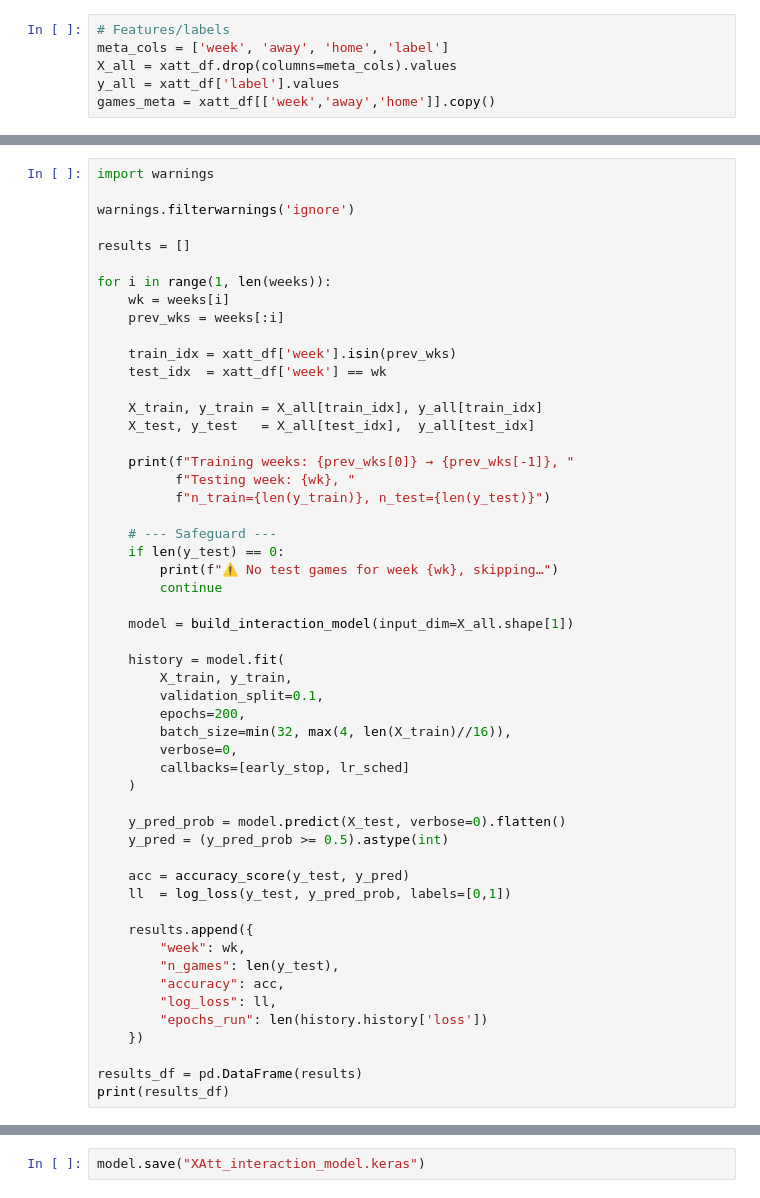
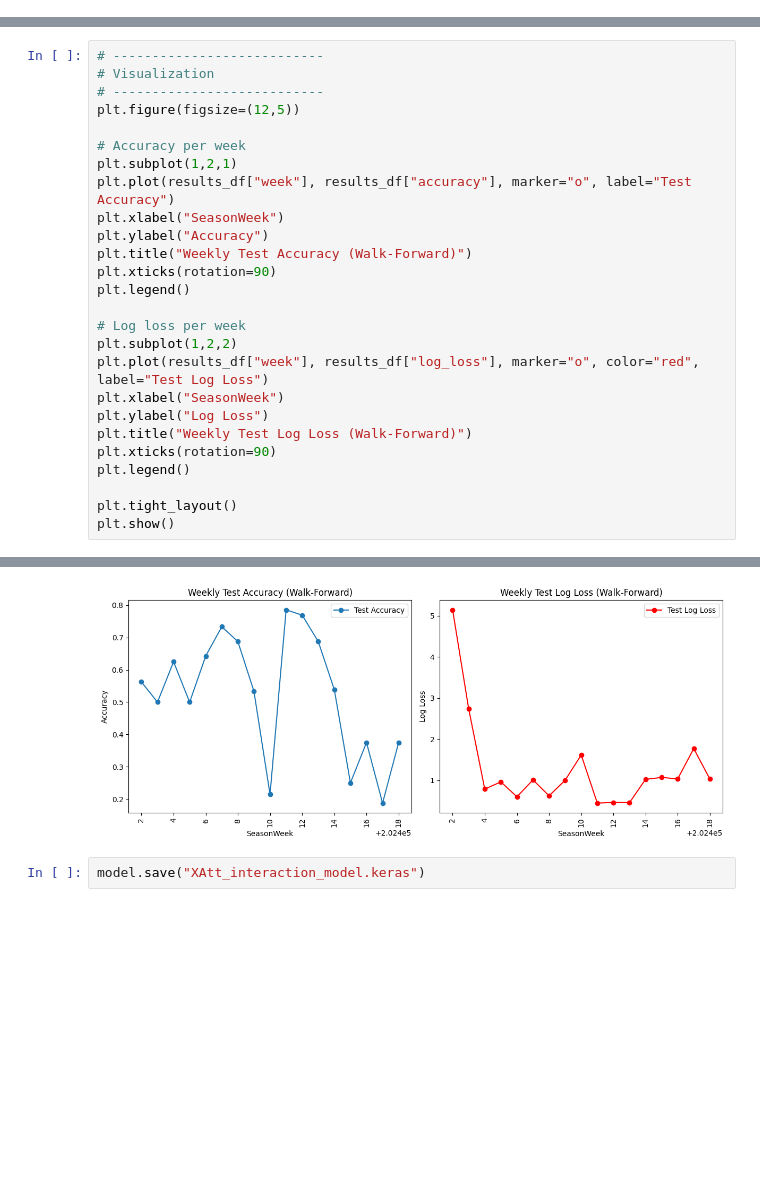
Before and after one commit to Dormie-Thru-9/my-notebooks, a Jupyter notebook: XAtt_interaction.ipynb, the cells around one changed output, grey strips where cells are left out. Cells and saved outputs as stored; diff of their text form; blank space fills up the shorter version.

```diff
--- a/XAtt_interaction.ipynb
+++ b/XAtt_interaction.ipynb
@@ -16,7 +43 @@ Weeks found in CSV: [np.int64(202401), np.int64(202402), np.int64(202403), np.in
-# %%
-# Features/labels
-meta_cols = ['week', 'away', 'home', 'label']
-X_all = xatt_df.drop(columns=meta_cols).values
-y_all = xatt_df['label'].values
-games_meta = xatt_df[['week','away','home']].copy()
 # %%
@@ -51,54 +148,27 @@ lr_sched = ReduceLROnPlateau(
 # %%
-import warnings
+# ---------------------------
+# Visualization
+# ---------------------------
+plt.figure(figsize=(12,5))
 
-warnings.filterwarnings('ignore')
+# Accuracy per week
+plt.subplot(1,2,1)
+plt.plot(results_df["week"], results_df["accuracy"], marker="o", label="Test Accuracy")
+plt.xlabel("SeasonWeek")
+plt.ylabel("Accuracy")
+plt.title("Weekly Test Accuracy (Walk-Forward)")
+plt.xticks(rotation=90)
+plt.legend()
 
-results = []
+# Log loss per week
+plt.subplot(1,2,2)
+plt.plot(results_df["week"], results_df["log_loss"], marker="o", color="red", label="Test Log Loss")
+plt.xlabel("SeasonWeek")
+plt.ylabel("Log Loss")
+plt.title("Weekly Test Log Loss (Walk-Forward)")
+plt.xticks(rotation=90)
+plt.legend()
 
-for i in range(1, len(weeks)):
-    wk = weeks[i]
-    prev_wks = weeks[:i]
-
-    train_idx = xatt_df['week'].isin(prev_wks)
-    test_idx  = xatt_df['week'] == wk
-
-    X_train, y_train = X_all[train_idx], y_all[train_idx]
-    X_test, y_test   = X_all[test_idx],  y_all[test_idx]
-
-    print(f"Training weeks: {prev_wks[0]} → {prev_wks[-1]}, "
-          f"Testing week: {wk}, "
-          f"n_train={len(y_train)}, n_test={len(y_test)}")
-
-    # --- Safeguard ---
-    if len(y_test) == 0:
-        print(f"⚠️ No test games for week {wk}, skipping…")
-        continue
-
-    model = build_interaction_model(input_dim=X_all.shape[1])
-
-    history = model.fit(
-        X_train, y_train,
-        validation_split=0.1,
-        epochs=200,
-        batch_size=min(32, max(4, len(X_train)//16)),
-        verbose=0,
-        callbacks=[early_stop, lr_sched]
-    )
-
-    y_pred_prob = model.predict(X_test, verbose=0).flatten()
-    y_pred = (y_pred_prob >= 0.5).astype(int)
-
-    acc = accuracy_score(y_test, y_pred)
-    ll  = log_loss(y_test, y_pred_prob, labels=[0,1])
-
-    results.append({
-        "week": wk,
-        "n_games": len(y_test),
-        "accuracy": acc,
-        "log_loss": ll,
-        "epochs_run": len(history.history['loss'])
-    })
-
-results_df = pd.DataFrame(results)
-print(results_df)
+plt.tight_layout()
+plt.show()
 # %% [output]
@@ -122,2 +175,3 @@ Epoch 96: ReduceLROnPlateau reducing learning rate to 4.999999873689376e-05.
+[figure, added]
 # %%
 model.save("XAtt_interaction_model.keras")
```
Also changed, not shown: parts of 5 cells of this notebook.
